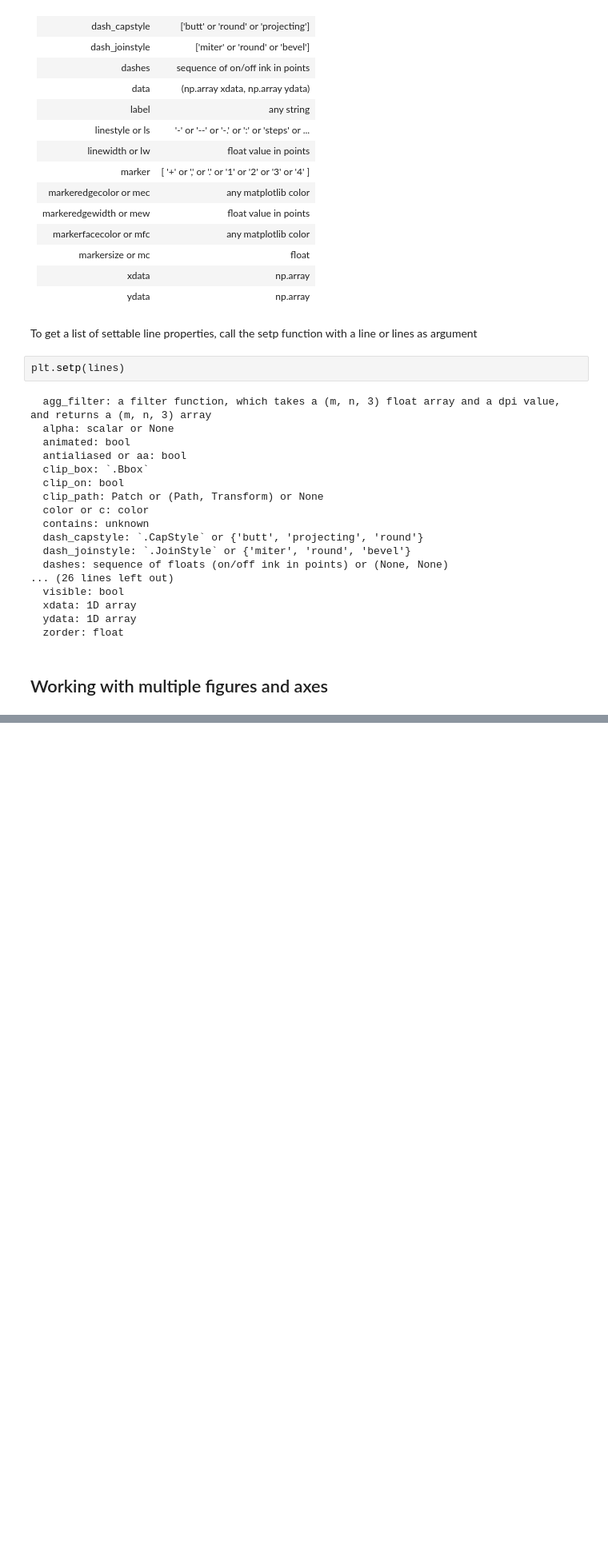
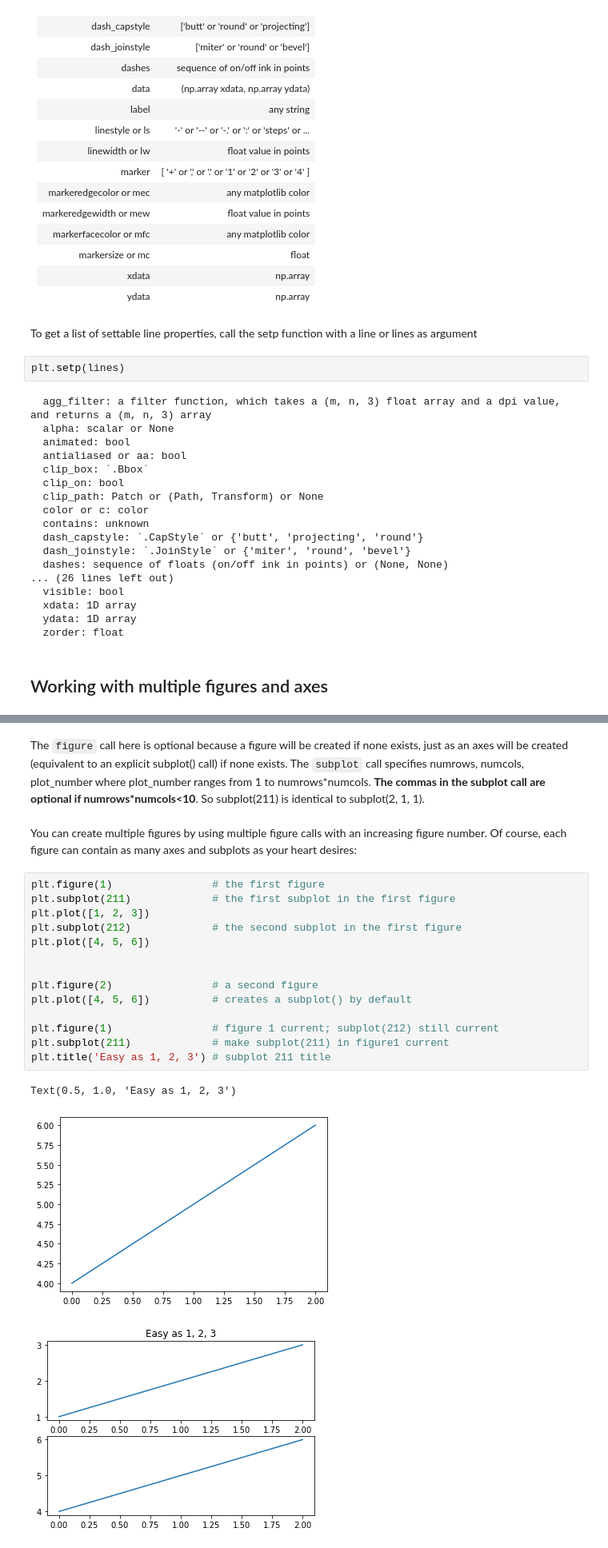
Before and after one commit to Hanabiraa/ds-way, a Jupyter notebook: visual-way/matplotlib-way/Introductory/pyplot_tutorial.ipynb, the cells around one changed output, grey strips where cells are left out. Shown: that part at 80% size. Drawn from its saved outputs; the diff is of its cells as text; blank space fills up the shorter version.

```diff
--- a/visual-way/matplotlib-way/Introductory/pyplot_tutorial.ipynb
+++ b/visual-way/matplotlib-way/Introductory/pyplot_tutorial.ipynb
@@ -205,0 +222,22 @@ plt.setp(lines)
+# %% [markdown]
+The `figure` call here is optional because a figure will be created if none exists, just as an axes will be created (equivalent to an explicit subplot() call) if none exists. The `subplot` call specifies numrows, numcols, plot_number where plot_number ranges from 1 to numrows\*numcols. **The commas in the subplot call are optional if numrows\*numcols<10**. So subplot(211) is identical to subplot(2, 1, 1).
+# %% [markdown]
+You can create multiple figures by using multiple figure calls with an increasing figure number. Of course, each figure can contain as many axes and subplots as your heart desires:
+# %%
+plt.figure(1)                # the first figure
+plt.subplot(211)             # the first subplot in the first figure
+plt.plot([1, 2, 3])
+plt.subplot(212)             # the second subplot in the first figure
+plt.plot([4, 5, 6])
+
+
+plt.figure(2)                # a second figure
+plt.plot([4, 5, 6])          # creates a subplot() by default
+
+plt.figure(1)                # figure 1 current; subplot(212) still current
+plt.subplot(211)             # make subplot(211) in figure1 current
+plt.title('Easy as 1, 2, 3') # subplot 211 title
+# %% [output]
+Text(0.5, 1.0, 'Easy as 1, 2, 3')
+[figure, added]
+[figure, added]
```
Also changed, not shown: parts of 17 cells of this notebook, 3 other files.
